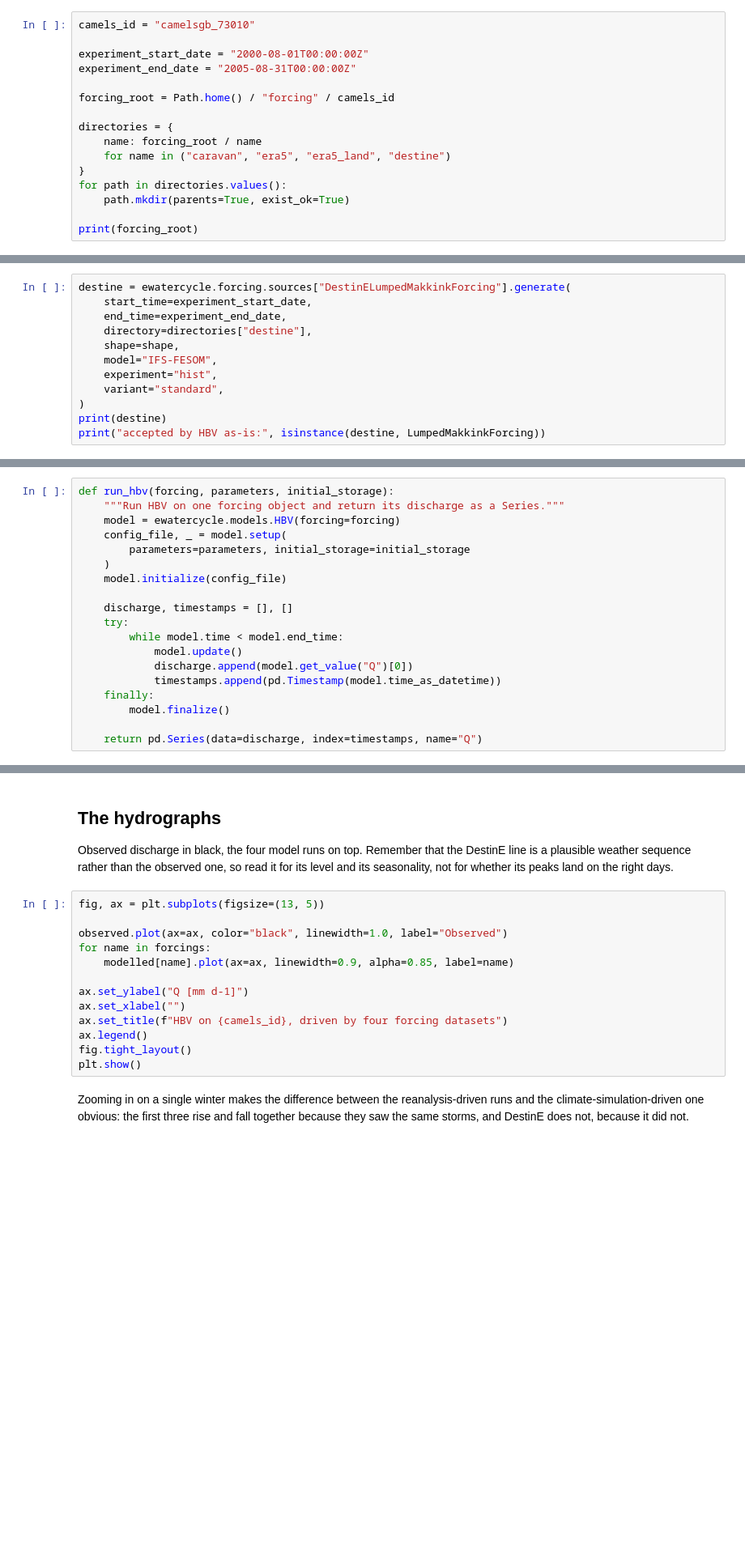
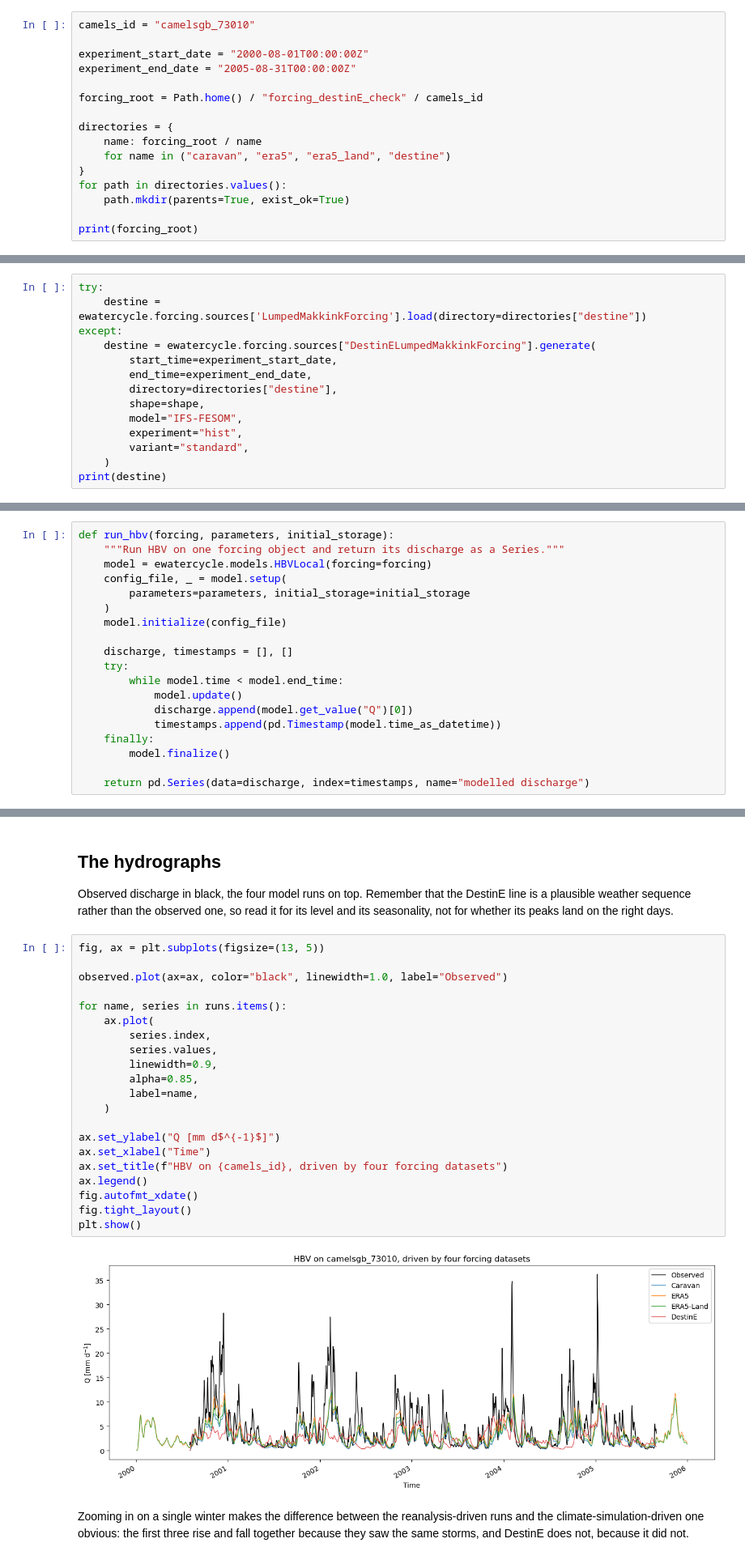
Before and after one commit to eWaterCycle/ewatercycle-destine, a Jupyter notebook: docs/forcings_with_hbv.ipynb, the cells around one changed output, grey strips where cells are left out. Shown at 81% size. Drawn from its saved outputs; the diff is of its cells as text; blank space fills up the shorter version.

```diff
--- a/docs/forcings_with_hbv.ipynb
+++ b/docs/forcings_with_hbv.ipynb
@@ -63,7 +62,7 @@ camels_id = "camelsgb_73010"
 experiment_start_date = "2000-08-01T00:00:00Z"
 experiment_end_date = "2005-08-31T00:00:00Z"
 
-forcing_root = Path.home() / "forcing" / camels_id
+forcing_root = Path.home() / "forcing_destinE_check" / camels_id
 
 directories = {
     name: forcing_root / name
@@ -141,14 +201,16 @@ radiation, which Makkink needs.
 adaptation — the cell below checks exactly that, because it is the property that makes
 the plugin usable with a model at all.
 # %%
-destine = ewatercycle.forcing.sources["DestinELumpedMakkinkForcing"].generate(
-    start_time=experiment_start_date,
-    end_time=experiment_end_date,
-    directory=directories["destine"],
-    shape=shape,
-    model="IFS-FESOM",
-    experiment="hist",
-    variant="standard",
-)
+try:
+    destine = ewatercycle.forcing.sources['LumpedMakkinkForcing'].load(directory=directories["destine"])
+except:
+    destine = ewatercycle.forcing.sources["DestinELumpedMakkinkForcing"].generate(
+        start_time=experiment_start_date,
+        end_time=experiment_end_date,
+        directory=directories["destine"],
+        shape=shape,
+        model="IFS-FESOM",
+        experiment="hist",
+        variant="standard",
+    )
 print(destine)
-print("accepted by HBV as-is:", isinstance(destine, LumpedMakkinkForcing))
@@ -260,7 +344,7 @@ running and eating memory.
 # %%
 def run_hbv(forcing, parameters, initial_storage):
     """Run HBV on one forcing object and return its discharge as a Series."""
-    model = ewatercycle.models.HBV(forcing=forcing)
+    model = ewatercycle.models.HBVLocal(forcing=forcing)
     config_file, _ = model.setup(
         parameters=parameters, initial_storage=initial_storage
     )
@@ -275,7 +359,7 @@ def run_hbv(forcing, parameters, initial_storage):
     finally:
         model.finalize()
 
-    return pd.Series(data=discharge, index=timestamps, name="Q")
+    return pd.Series(data=discharge, index=timestamps, name="modelled discharge")
 # %%
 runs = {}
 for name, forcing in forcings.items():
@@ -294,16 +392,26 @@ and its seasonality, not for whether its peaks land on the right days.
 # %%
 fig, ax = plt.subplots(figsize=(13, 5))
 
 observed.plot(ax=ax, color="black", linewidth=1.0, label="Observed")
-for name in forcings:
-    modelled[name].plot(ax=ax, linewidth=0.9, alpha=0.85, label=name)
 
-ax.set_ylabel("Q [mm d-1]")
-ax.set_xlabel("")
+for name, series in runs.items():
+    ax.plot(
+        series.index,
+        series.values,
+        linewidth=0.9,
+        alpha=0.85,
+        label=name,
+    )
+
+ax.set_ylabel("Q [mm d$^{-1}$]")
+ax.set_xlabel("Time")
 ax.set_title(f"HBV on {camels_id}, driven by four forcing datasets")
 ax.legend()
+fig.autofmt_xdate()
 fig.tight_layout()
 plt.show()
+# %% [output]
+[figure, added]
 # %% [markdown]
 Zooming in on a single winter makes the difference between the reanalysis-driven runs
 and the climate-simulation-driven one obvious: the first three rise and fall together
```
Also changed, not shown: parts of 13 cells of this notebook.
